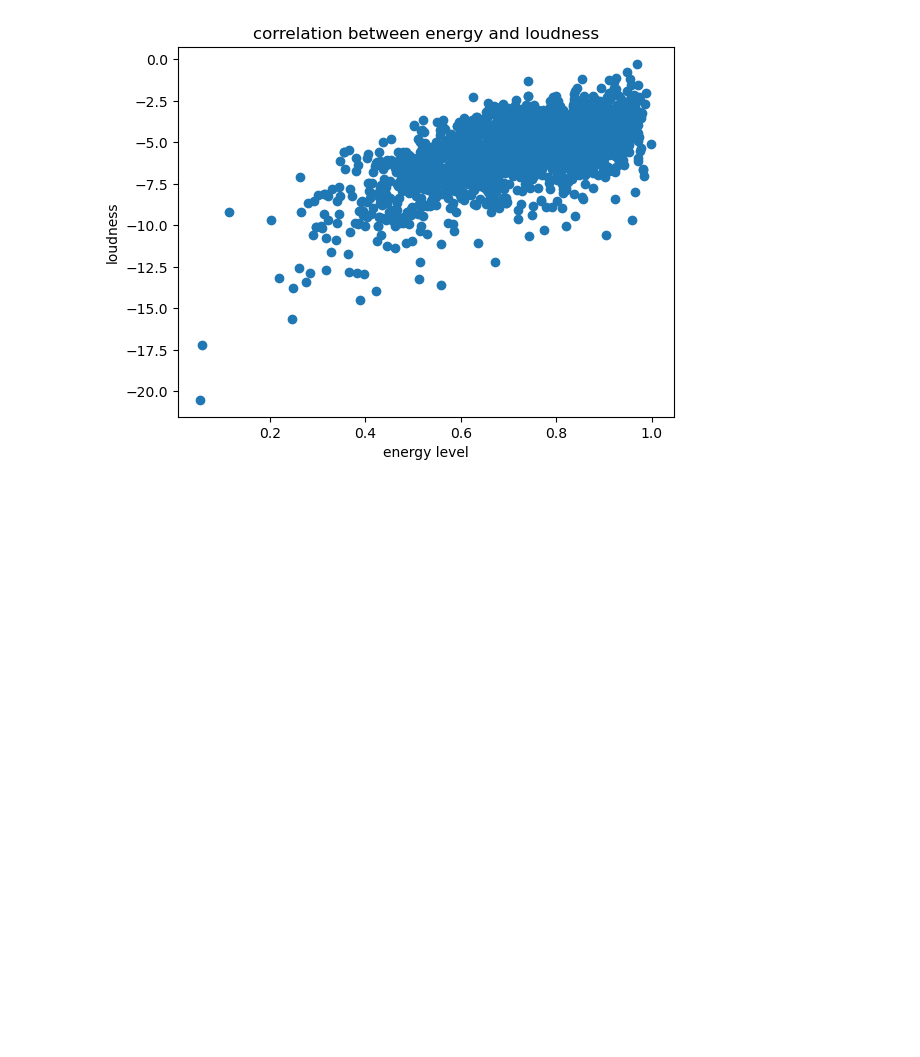
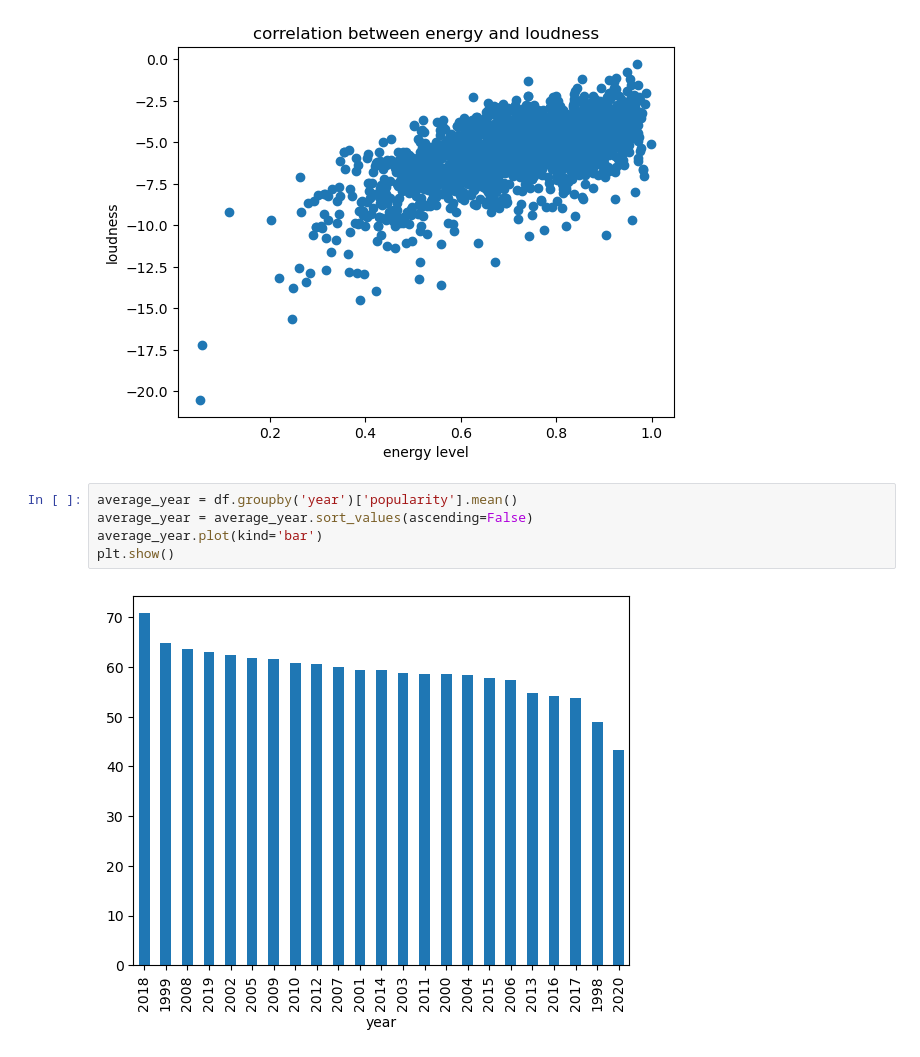
Before and after one commit to mooreforlesss/spotify_data, a Jupyter notebook: spotify.ipynb, the cells around one changed output. Drawn from its saved outputs; the diff is of its cells as text; blank space fills up the shorter version.

Commit message:
new graph

```diff
--- a/spotify.ipynb
+++ b/spotify.ipynb
@@ -183,3 +183,10 @@ plt.title('correlation between energy and loudness')
 plt.show()
 # %% [output]
 [figure]
+# %%
+average_year = df.groupby('year')['popularity'].mean()
+average_year = average_year.sort_values(ascending=False)
+average_year.plot(kind='bar')
+plt.show()
+# %% [output]
+[figure, added]
```
